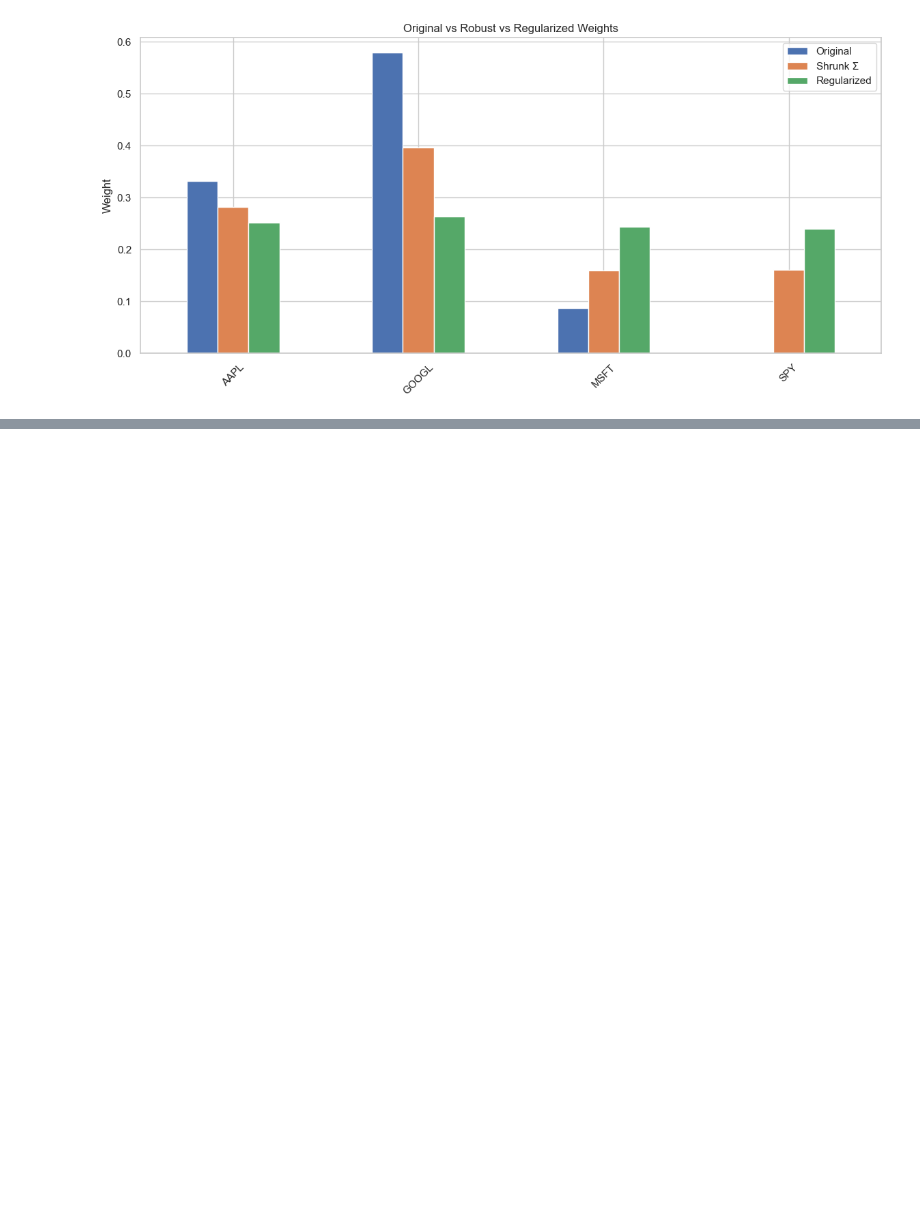
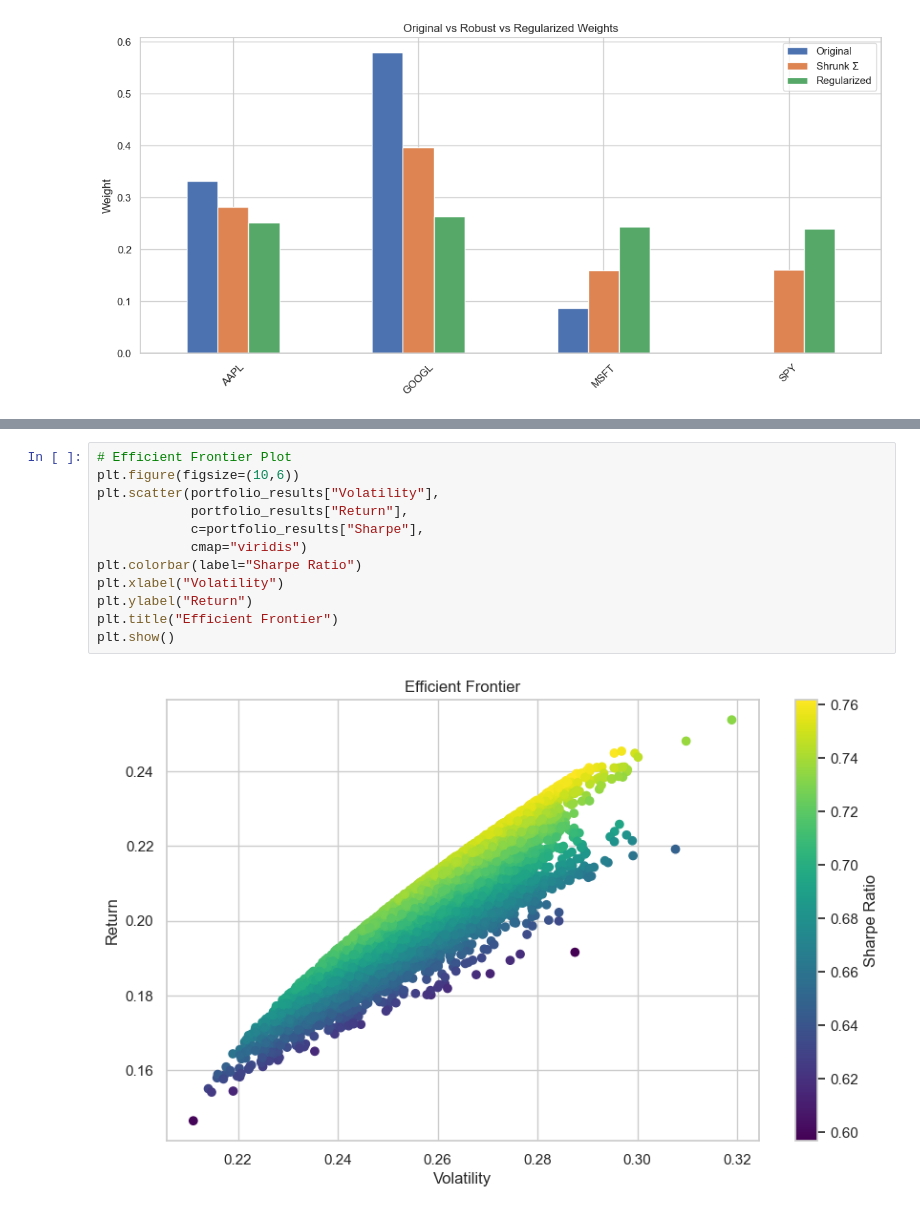
Before and after one commit to KartikMehra22/monte-carlo-portfolio-optimization, a Jupyter notebook: notebooks/portfolio_optimization.ipynb, the cells around one changed output, grey strips where cells are left out. Cells and saved outputs as stored; diff of their text form; blank space fills up the shorter version.

```diff
--- a/notebooks/portfolio_optimization.ipynb
+++ b/notebooks/portfolio_optimization.ipynb
@@ -709,0 +757,14 @@ plt.show()
+# %%
+# Efficient Frontier Plot
+plt.figure(figsize=(10,6))
+plt.scatter(portfolio_results["Volatility"],
+            portfolio_results["Return"],
+            c=portfolio_results["Sharpe"],
+            cmap="viridis")
+plt.colorbar(label="Sharpe Ratio")
+plt.xlabel("Volatility")
+plt.ylabel("Return")
+plt.title("Efficient Frontier")
+plt.show()
+# %% [output]
+[figure, added]
```
Also changed, not shown: parts of 6 cells of this notebook.
